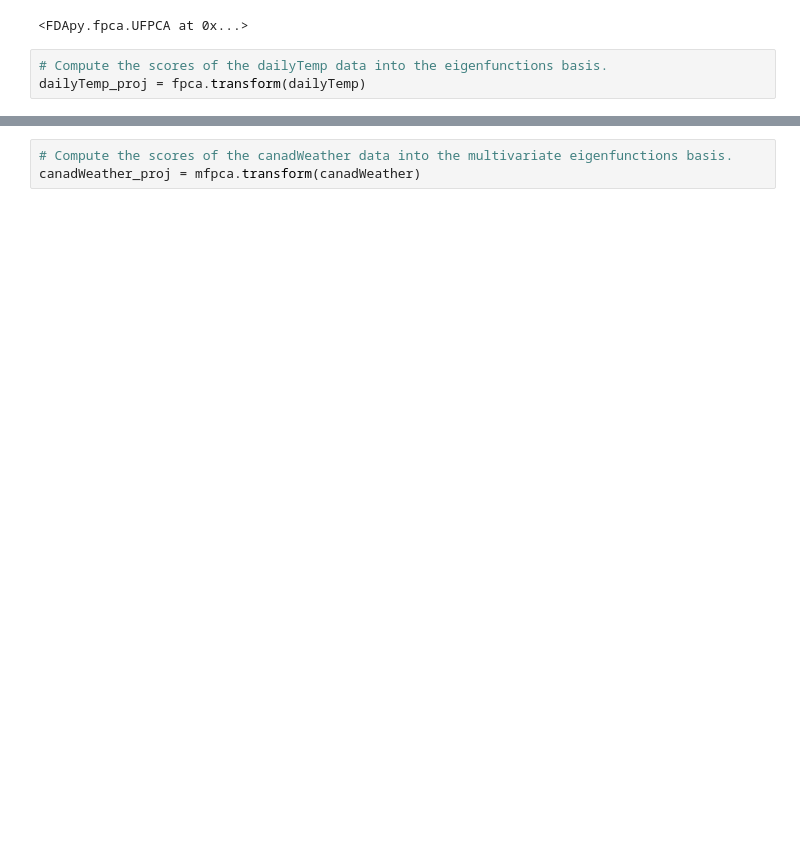
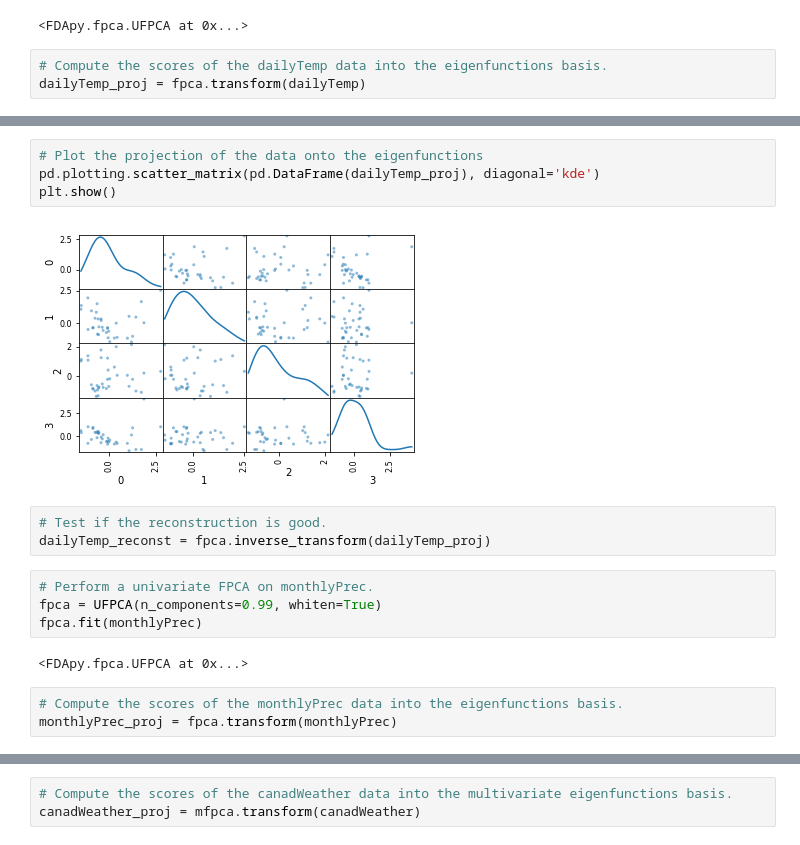
Before and after one commit to StevenGolovkine/FDApy, a Jupyter notebook: examples/canadian_weather.ipynb, the cells around one changed output, grey strips where cells are left out. Saved outputs shown, nothing was run; the diff lists cells and outputs as text; blank space fills up the shorter version.

```diff
--- a/examples/canadian_weather.ipynb
+++ b/examples/canadian_weather.ipynb
@@ -182,0 +189,18 @@ dailyTemp_proj = fpca.transform(dailyTemp)
+# %%
+# Plot the projection of the data onto the eigenfunctions
+pd.plotting.scatter_matrix(pd.DataFrame(dailyTemp_proj), diagonal='kde')
+plt.show()
+# %% [output]
+[figure, added]
+# %%
+# Test if the reconstruction is good.
+dailyTemp_reconst = fpca.inverse_transform(dailyTemp_proj)
+# %%
+# Perform a univariate FPCA on monthlyPrec.
+fpca = UFPCA(n_components=0.99, whiten=True)
+fpca.fit(monthlyPrec)
+# %% [output]
+<FDApy.fpca.UFPCA at 0x...>
+# %%
+# Compute the scores of the monthlyPrec data into the eigenfunctions basis.
+monthlyPrec_proj = fpca.transform(monthlyPrec)
```
Also changed, not shown: parts of 13 cells of this notebook, 2 other files.
